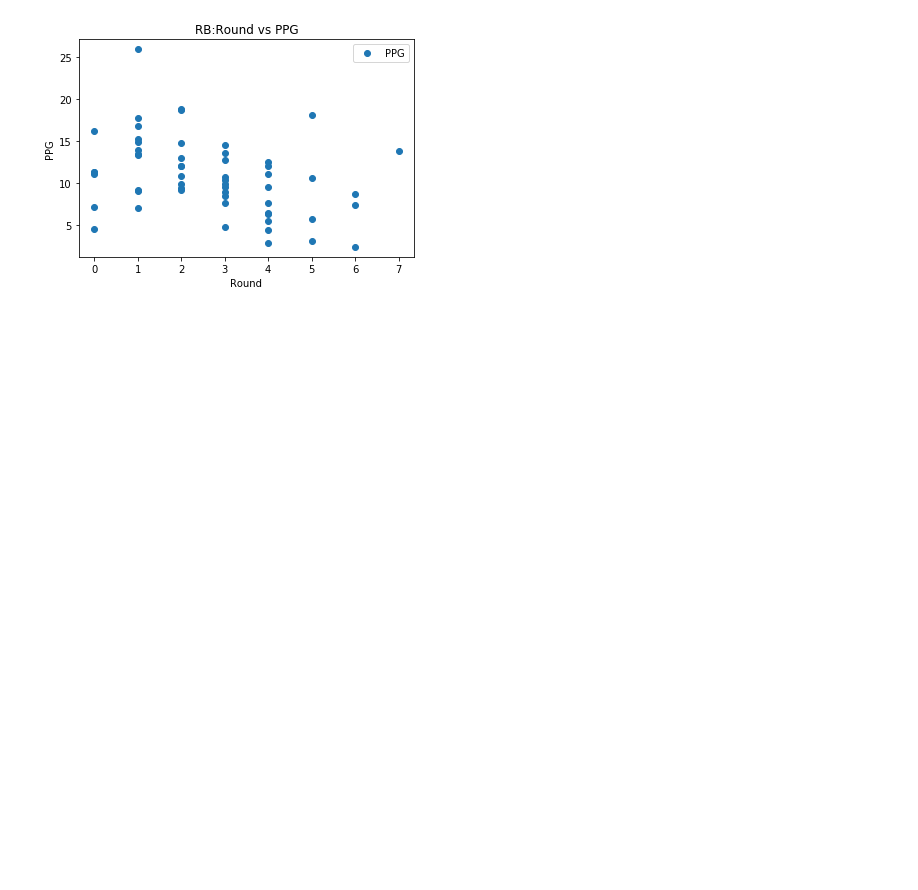
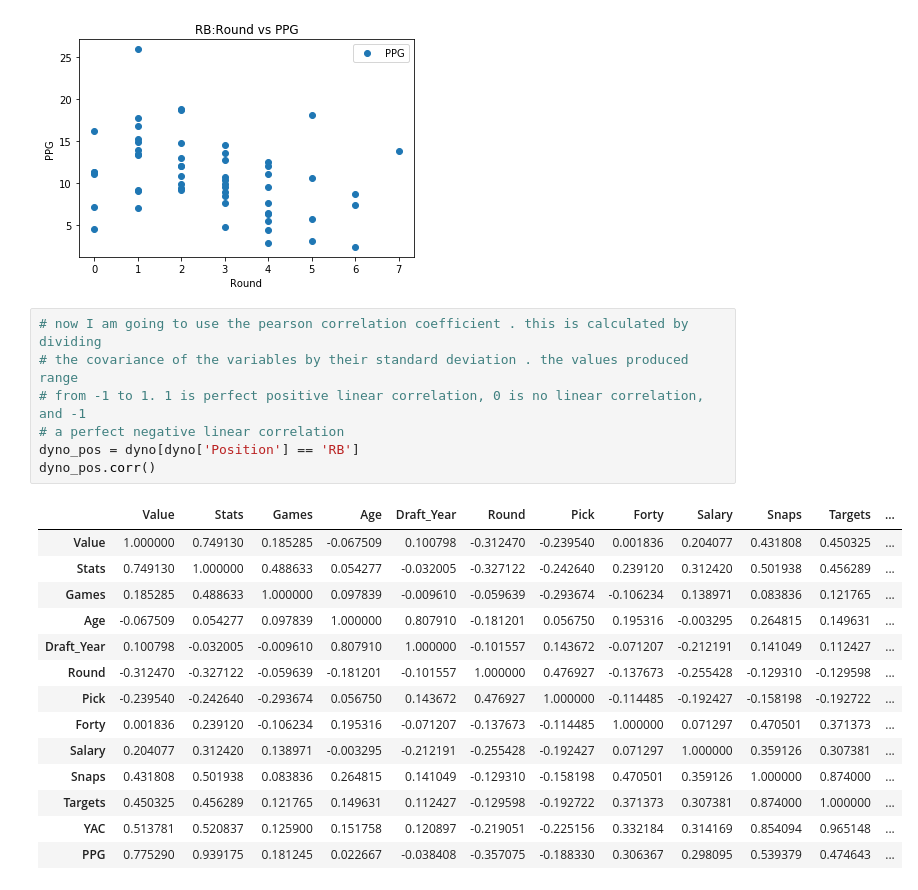
Before and after one commit to luriemr/FantasyFootball_Analyzer, a Jupyter notebook: FF_Dyno.ipynb, the cells around one changed output. Saved outputs shown, nothing was run; the diff lists cells and outputs as text; blank space fills up the shorter version.

```diff
--- a/FF_Dyno.ipynb
+++ b/FF_Dyno.ipynb
@@ -82,3 +74,25 @@ plt.ylabel('PPG')
 plt.show()
 # %% [output]
 [figure]
+# %%
+# now I am going to use the pearson correlation coefficient . this is calculated by dividing
+# the covariance of the variables by their standard deviation . the values produced range
+# from -1 to 1. 1 is perfect positive linear correlation, 0 is no linear correlation, and -1
+# a perfect negative linear correlation
+dyno_pos = dyno[dyno['Position'] == 'RB']
+dyno_pos.corr()
+# %% [output]
+|  | Value | Stats | Games | Age | Draft_Year | Round | Pick | Forty | Salary | Snaps | Targets | ... |
+| Value | 1.000000 | 0.749130 | 0.185285 | -0.067509 | 0.100798 | -0.312470 | -0.239540 | 0.001836 | 0.204077 | 0.431808 | 0.450325 | ... |
+| Stats | 0.749130 | 1.000000 | 0.488633 | 0.054277 | -0.032005 | -0.327122 | -0.242640 | 0.239120 | 0.312420 | 0.501938 | 0.456289 | ... |
+| Games | 0.185285 | 0.488633 | 1.000000 | 0.097839 | -0.009610 | -0.059639 | -0.293674 | -0.106234 | 0.138971 | 0.083836 | 0.121765 | ... |
+| Age | -0.067509 | 0.054277 | 0.097839 | 1.000000 | 0.807910 | -0.181201 | 0.056750 | 0.195316 | -0.003295 | 0.264815 | 0.149631 | ... |
+| Draft_Year | 0.100798 | -0.032005 | -0.009610 | 0.807910 | 1.000000 | -0.101557 | 0.143672 | -0.071207 | -0.212191 | 0.141049 | 0.112427 | ... |
+| Round | -0.312470 | -0.327122 | -0.059639 | -0.181201 | -0.101557 | 1.000000 | 0.476927 | -0.137673 | -0.255428 | -0.129310 | -0.129598 | ... |
+| Pick | -0.239540 | -0.242640 | -0.293674 | 0.056750 | 0.143672 | 0.476927 | 1.000000 | -0.114485 | -0.192427 | -0.158198 | -0.192722 | ... |
+| Forty | 0.001836 | 0.239120 | -0.106234 | 0.195316 | -0.071207 | -0.137673 | -0.114485 | 1.000000 | 0.071297 | 0.470501 | 0.371373 | ... |
+| Salary | 0.204077 | 0.312420 | 0.138971 | -0.003295 | -0.212191 | -0.255428 | -0.192427 | 0.071297 | 1.000000 | 0.359126 | 0.307381 | ... |
+| Snaps | 0.431808 | 0.501938 | 0.083836 | 0.264815 | 0.141049 | -0.129310 | -0.158198 | 0.470501 | 0.359126 | 1.000000 | 0.874000 | ... |
+| Targets | 0.450325 | 0.456289 | 0.121765 | 0.149631 | 0.112427 | -0.129598 | -0.192722 | 0.371373 | 0.307381 | 0.874000 | 1.000000 | ... |
+| YAC | 0.513781 | 0.520837 | 0.125900 | 0.151758 | 0.120897 | -0.219051 | -0.225156 | 0.332184 | 0.314169 | 0.854094 | 0.965148 | ... |
+| PPG | 0.775290 | 0.939175 | 0.181245 | 0.022667 | -0.038408 | -0.357075 | -0.188330 | 0.306367 | 0.298095 | 0.539379 | 0.474643 | ... |
```
Also changed, not shown: parts of 5 cells of this notebook.
